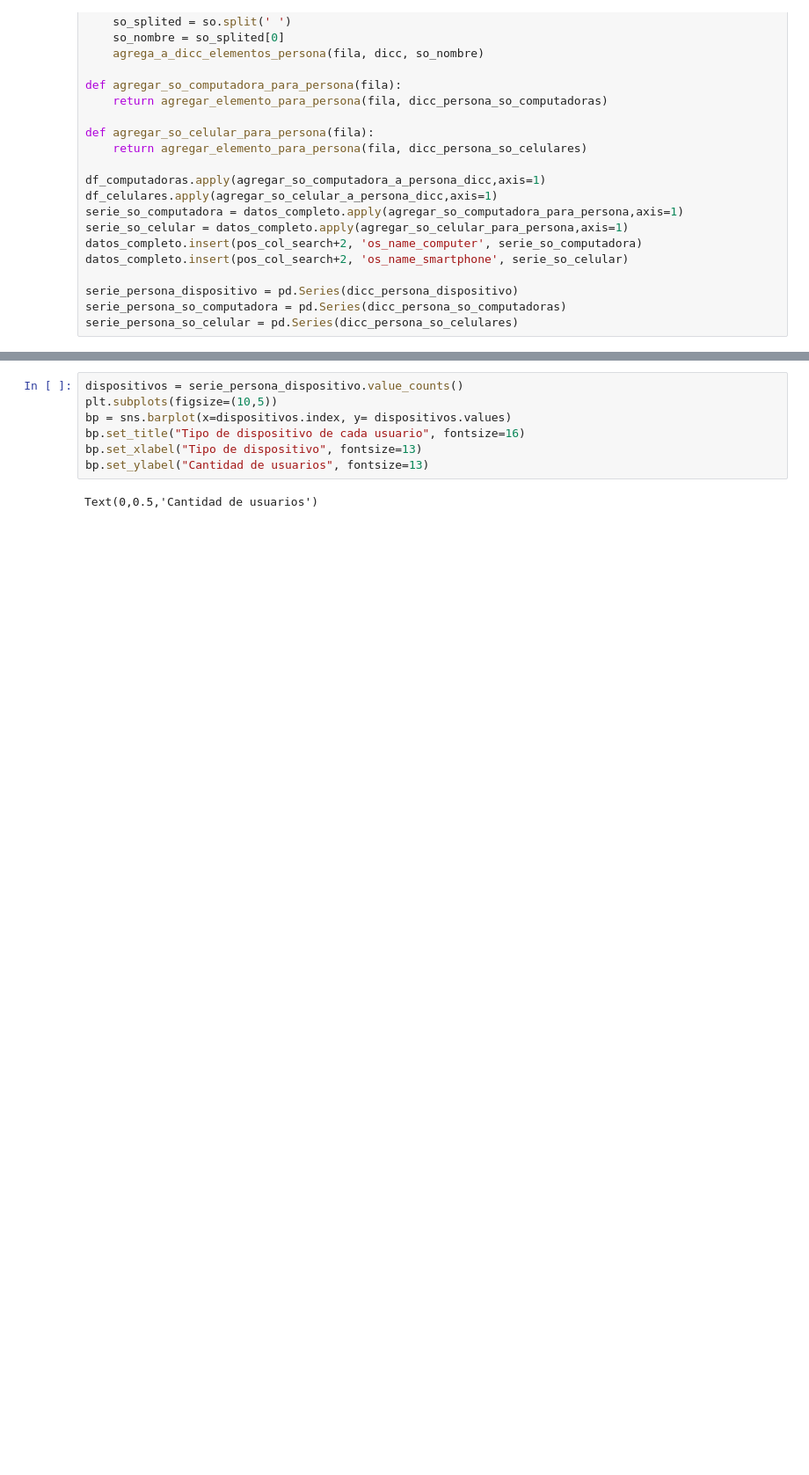
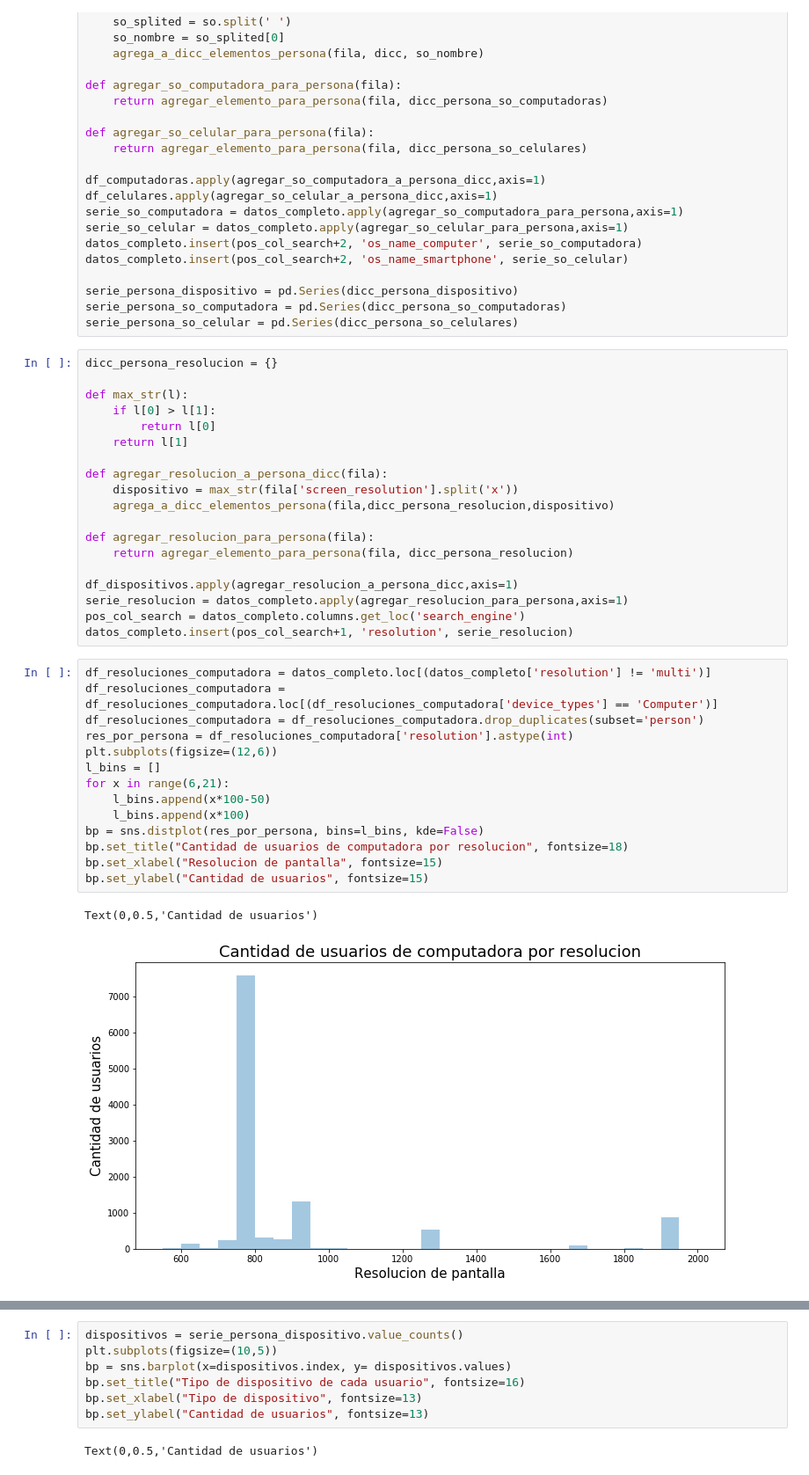
Before and after one commit to IgnacioKomar/OrganizacionDeDatos, a Jupyter notebook: Tipo de dispositivo y sistemas operativos.ipynb, the cells around one changed output, grey strips where cells are left out. Shown: that part at 88% size. Saved outputs shown, nothing was run; the diff lists cells and outputs as text; blank space fills up the shorter version.

Commit message:
Resolucion de pantalla

```diff
--- a/Tipo de dispositivo y sistemas operativos.ipynb
+++ b/Tipo de dispositivo y sistemas operativos.ipynb
@@ -82,3 +82,39 @@ datos_completo.insert(pos_col_search+2, 'os_name_smartphone', serie_so_celular)
 serie_persona_dispositivo = pd.Series(dicc_persona_dispositivo)
 serie_persona_so_computadora = pd.Series(dicc_persona_so_computadoras)
 serie_persona_so_celular = pd.Series(dicc_persona_so_celulares)
+# %%
+dicc_persona_resolucion = {}
+
+def max_str(l):
+    if l[0] > l[1]:
+        return l[0]
+    return l[1]
+
+def agregar_resolucion_a_persona_dicc(fila):
+    dispositivo = max_str(fila['screen_resolution'].split('x'))
+    agrega_a_dicc_elementos_persona(fila,dicc_persona_resolucion,dispositivo)
+
+def agregar_resolucion_para_persona(fila):
+    return agregar_elemento_para_persona(fila, dicc_persona_resolucion)
+
+df_dispositivos.apply(agregar_resolucion_a_persona_dicc,axis=1)
+serie_resolucion = datos_completo.apply(agregar_resolucion_para_persona,axis=1)
+pos_col_search = datos_completo.columns.get_loc('search_engine')
+datos_completo.insert(pos_col_search+1, 'resolution', serie_resolucion)
+# %%
+df_resoluciones_computadora = datos_completo.loc[(datos_completo['resolution'] != 'multi')]
+df_resoluciones_computadora = df_resoluciones_computadora.loc[(df_resoluciones_computadora['device_types'] == 'Computer')]
+df_resoluciones_computadora = df_resoluciones_computadora.drop_duplicates(subset='person')
+res_por_persona = df_resoluciones_computadora['resolution'].astype(int)
+plt.subplots(figsize=(12,6))
+l_bins = []
+for x in range(6,21):
+    l_bins.append(x*100-50)
+    l_bins.append(x*100)
+bp = sns.distplot(res_por_persona, bins=l_bins, kde=False)
+bp.set_title("Cantidad de usuarios de computadora por resolucion", fontsize=18)
+bp.set_xlabel("Resolucion de pantalla", fontsize=15)
+bp.set_ylabel("Cantidad de usuarios", fontsize=15)
+# %% [output]
+Text(0,0.5,'Cantidad de usuarios')
+[figure, added]
```
Also changed, not shown: parts of 5 cells of this notebook.
